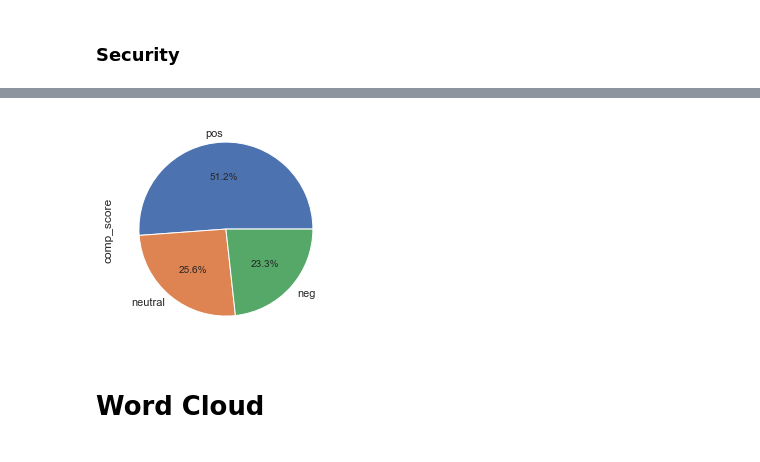
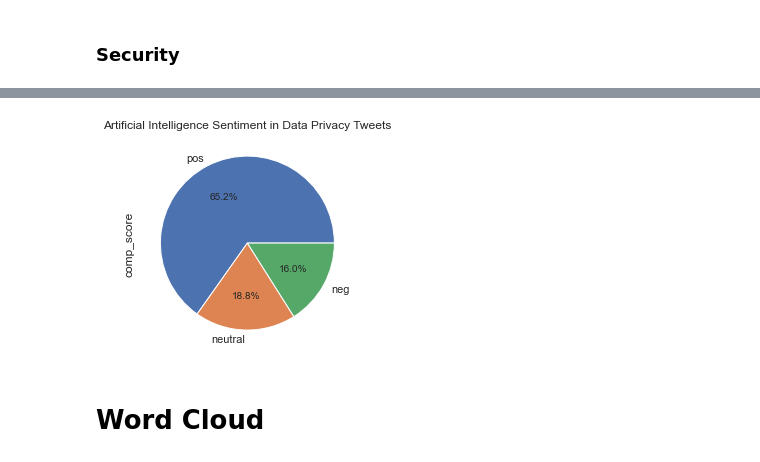
Before and after one commit to sofiapiedrahita/CyberCollective, a Jupyter notebook: Data Privacy Tweets.ipynb, the cells around one changed output, grey strips where cells are left out. Drawn from its saved outputs; the diff is of its cells as text; code cells hidden in the pictures.

```diff
--- a/Data Privacy Tweets.ipynb
+++ b/Data Privacy Tweets.ipynb
@@ -436,0 +313,2 @@ text_desc.head()
+# %%
+text_desc = text[["text"]]
@@ -552,5 +435,7 @@ security_comp_score_counts.plot.pie(autopct="%.1f%%");
 # %%
-any_df = text_desc[text_desc['description'].str.contains('law')]
-any_df.head()
+any_df = text_desc[text_desc['text'].str.contains(' ai') | text_desc['text'].str.contains('ai ') |
+                  text_desc['text'].str.contains('artificial intelligence')]
+any_df.tail()
+# nothing has artificial intelligence
 # %% [output]
 |  | text | description | scores | compound | comp_score |
@@ -566,8 +470,10 @@ any_df.shape
 # %%
 any_comp_score_counts = any_df.comp_score.value_counts()
 any_comp_score_counts.plot.pie(autopct="%.1f%%");
+plt.title("Artificial Intelligence Sentiment in Data Privacy Tweets")
+plt.show()
 # %% [output]
-[figure, old version]
+[figure, new version]
 # %% [markdown]
 # Word Cloud
 # %%
```
Also changed, not shown: parts of 37 cells of this notebook.
